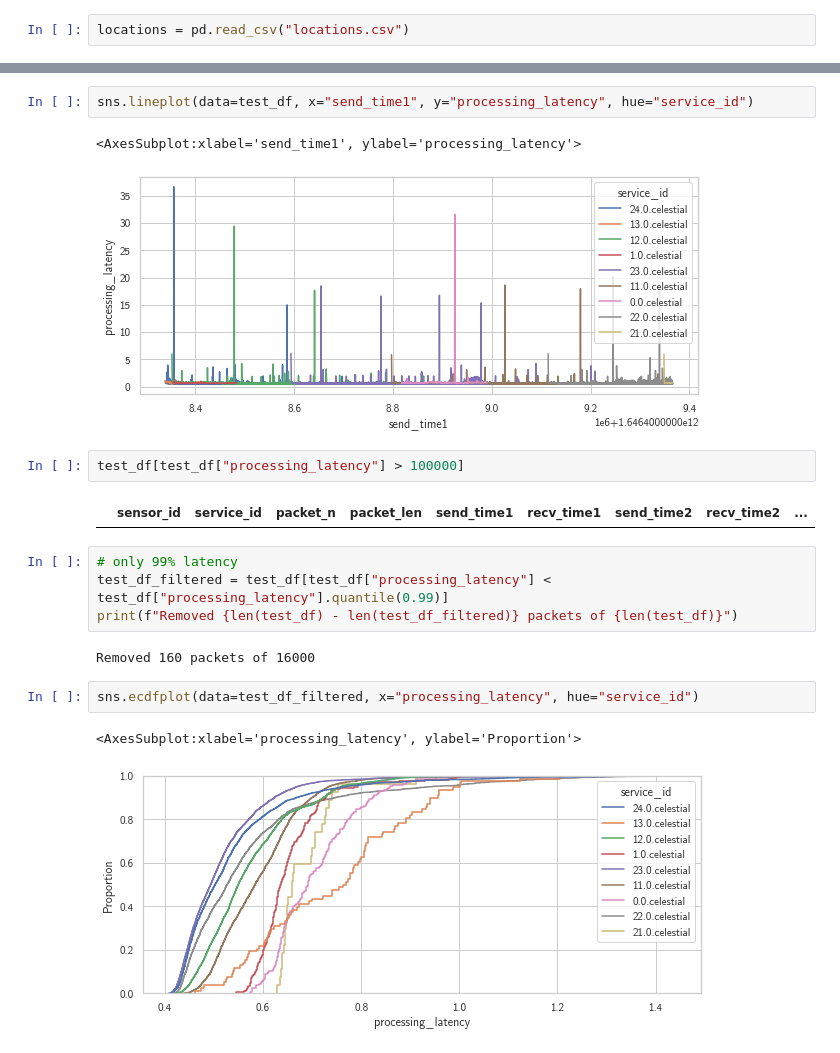
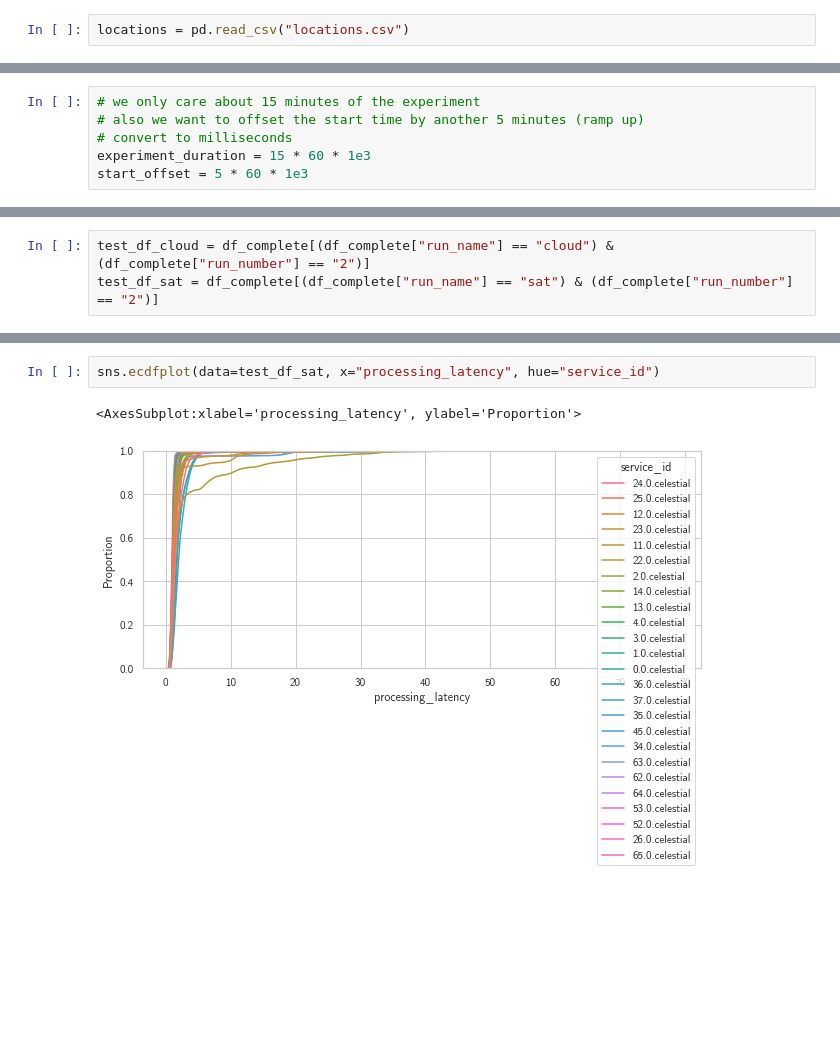
Before and after one commit to OpenFogStack/celestial-buoy-evaluation, a Jupyter notebook: analysis.ipynb, the cells around one changed output, grey strips where cells are left out. Cells and saved outputs as stored; diff of their text form; blank space fills up the shorter version.

```diff
--- a/analysis.ipynb
+++ b/analysis.ipynb
@@ -115,0 +32,6 @@ df_experiment
+# %%
+# we only care about 15 minutes of the experiment
+# also we want to offset the start time by another 5 minutes (ramp up)
+# convert to milliseconds
+experiment_duration = 15 * 60 * 1e3
+start_offset = 5 * 60 * 1e3
@@ -143,0 +226,3 @@ FileNotFoundError: [Errno 2] No such file or directory: './results/results-test-
+# %%
+test_df_cloud = df_complete[(df_complete["run_name"] == "cloud") & (df_complete["run_number"] == "2")]
+test_df_sat = df_complete[(df_complete["run_name"] == "sat") & (df_complete["run_number"] == "2")]
@@ -144,21 +250,6 @@ FileNotFoundError: [Errno 2] No such file or directory: './results/results-test-
 # %%
-sns.lineplot(data=test_df, x="send_time1", y="processing_latency", hue="service_id")
+sns.ecdfplot(data=test_df_sat, x="processing_latency", hue="service_id")
 # %% [output]
-<AxesSubplot:xlabel='send_time1', ylabel='processing_latency'>
+<AxesSubplot:xlabel='processing_latency', ylabel='Proportion'>
-[figure, old version]
+[figure, new version]
-# %%
-test_df[test_df["processing_latency"] > 100000]
-# %% [output]
-|  | sensor_id | service_id | packet_n | packet_len | send_time1 | recv_time1 | send_time2 | recv_time2 | ... |
-# %%
-# only 99% latency
-test_df_filtered = test_df[test_df["processing_latency"] < test_df["processing_latency"].quantile(0.99)]
-print(f"Removed {len(test_df) - len(test_df_filtered)} packets of {len(test_df)}")
-# %% [output]
-Removed 160 packets of 16000
-# %%
-sns.ecdfplot(data=test_df_filtered, x="processing_latency", hue="service_id")
-# %% [output]
-<AxesSubplot:xlabel='processing_latency', ylabel='Proportion'>
-[figure, removed]
 # %%
```
Also changed, not shown: parts of 13 cells of this notebook, 7 other files.
